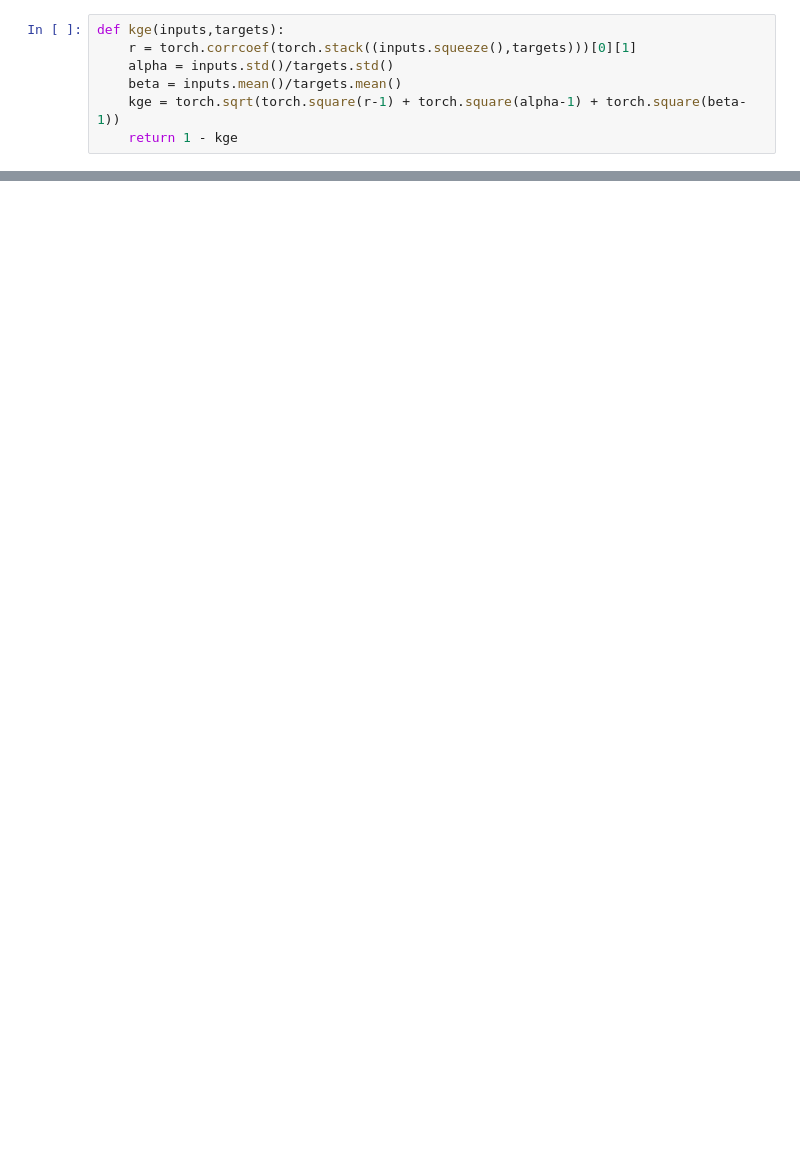
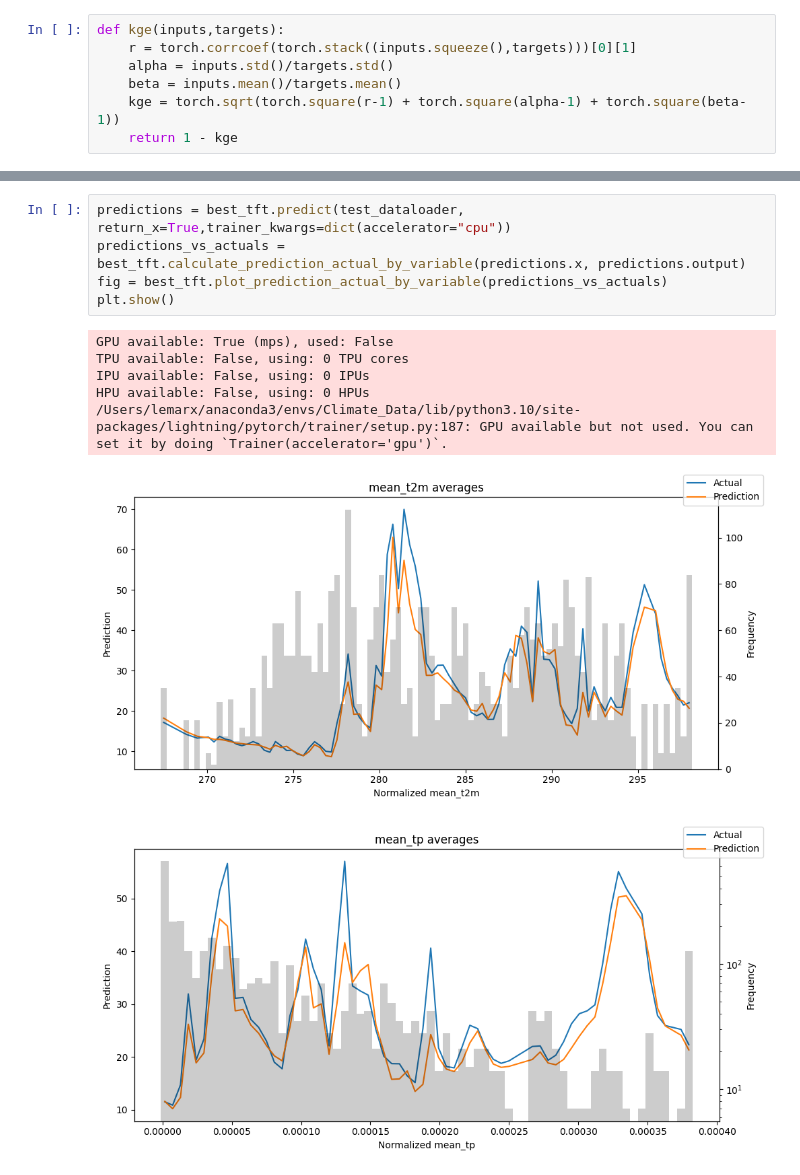
Before and after one commit to henrifnk/Seminar_ClimateNStatistics, a Jupyter notebook: work/07-hydroLSTM/notebooks/TFT_Streamflow_prediction_V1.ipynb, the cells around one changed output, grey strips where cells are left out. Drawn from its saved outputs; the diff is of its cells as text; blank space fills up the shorter version.

```diff
--- a/work/07-hydroLSTM/notebooks/TFT_Streamflow_prediction_V1.ipynb
+++ b/work/07-hydroLSTM/notebooks/TFT_Streamflow_prediction_V1.ipynb
@@ -273,0 +273,13 @@ plt.show()
+# %%
+predictions = best_tft.predict(test_dataloader, return_x=True,trainer_kwargs=dict(accelerator="cpu"))
+predictions_vs_actuals = best_tft.calculate_prediction_actual_by_variable(predictions.x, predictions.output)
+fig = best_tft.plot_prediction_actual_by_variable(predictions_vs_actuals)
+plt.show()
+# %% [output]
+GPU available: True (mps), used: False
+TPU available: False, using: 0 TPU cores
+IPU available: False, using: 0 IPUs
+HPU available: False, using: 0 HPUs
+/Users/lemarx/anaconda3/envs/Climate_Data/lib/python3.10/site-packages/lightning/pytorch/trainer/setup.py:187: GPU available but not used. You can set it by doing `Trainer(accelerator='gpu')`.
+[figure, added]
+[figure, added]
```
Also changed, not shown: parts of 11 cells of this notebook, 2 other files.
